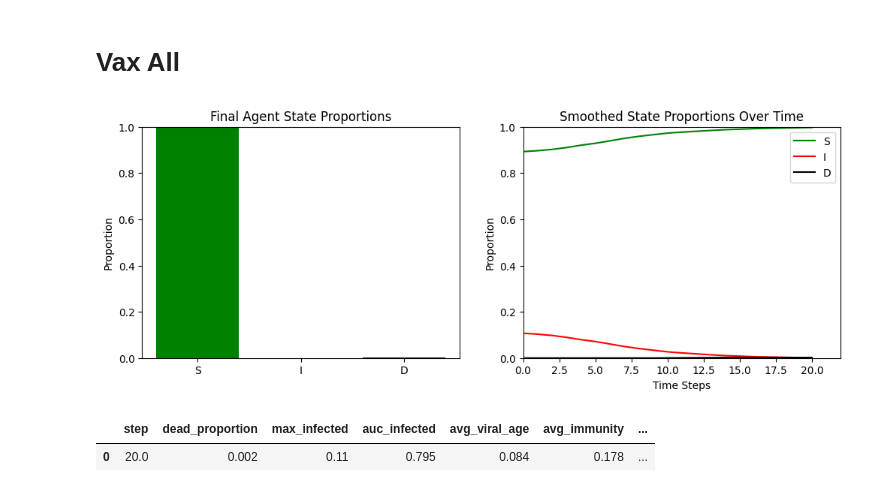
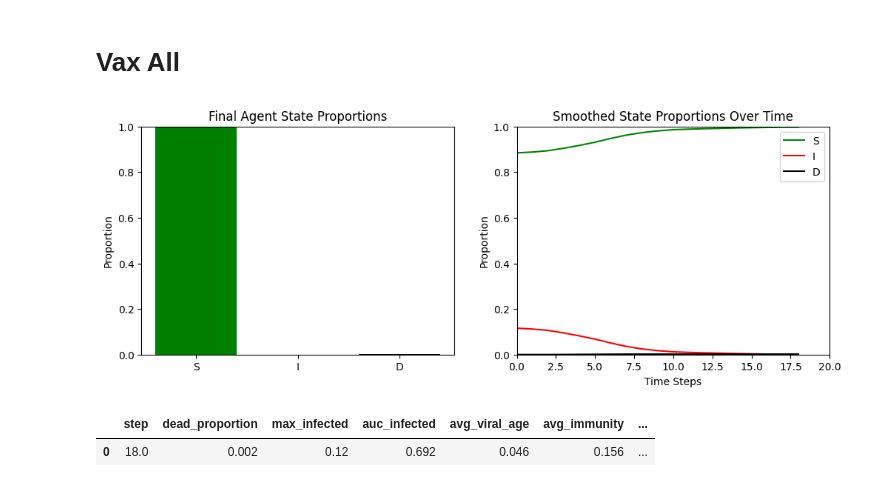
Before and after one commit to IgnacioOQ/vaccine_ethics, a Jupyter notebook: sanity_check.ipynb, the cells around one changed output. Drawn from its saved outputs; the diff is of its cells as text; code cells hidden in the pictures.

Commit message:
plots

```diff
--- a/sanity_check.ipynb
+++ b/sanity_check.ipynb
@@ -140,23 +144,23 @@ simulation_results
 # %%
 simulation_results = pd.DataFrame(columns=["step", "dead_proportion", "max_infected", "auc_infected",
                                            "avg_viral_age", "avg_immunity","non_vulnerable_proportion_dead"])
 
 simulation = Simulation(grid_size=25, num_agents=500, agent_class = FullAgent, init_infected_proportion = 0.1,
                  proportion_vulnerable=0.1, vul_penalty = 2,
                  infection_prob=0.25, recovery_time=30, death_prob=0.01,
                  vax_vulnerable=True,
                  vax_all=True,
                  vax_effect = 0.7,
-                 viral_age_effect = 0.05,
-                 immune_adaptation_effect = 0.05,
+                 viral_age_effect = 0.1,
+                 immune_adaptation_effect = 0.1,
                  plot=True)
 simulation.run(500)  # Run for 20 iterations
 # simulation.plot_hist()
 results = simulation.generate_simulation_report()
 simulation_results.loc[len(simulation_results)] = results
 # simulation_results = pd.concat([simulation_results, results], ignore_index=True)
 simulation_results
 # %% [output]
-[figure, old version]
+[figure, new version]
 |  | step | dead_proportion | max_infected | auc_infected | avg_viral_age | avg_immunity | ... |
-| 0 | 20.0 | 0.002 | 0.11 | 0.795 | 0.084 | 0.178 | ... |
+| 0 | 18.0 | 0.002 | 0.12 | 0.692 | 0.046 | 0.156 | ... |
```
Also changed, not shown: parts of 1 cell of this notebook.
